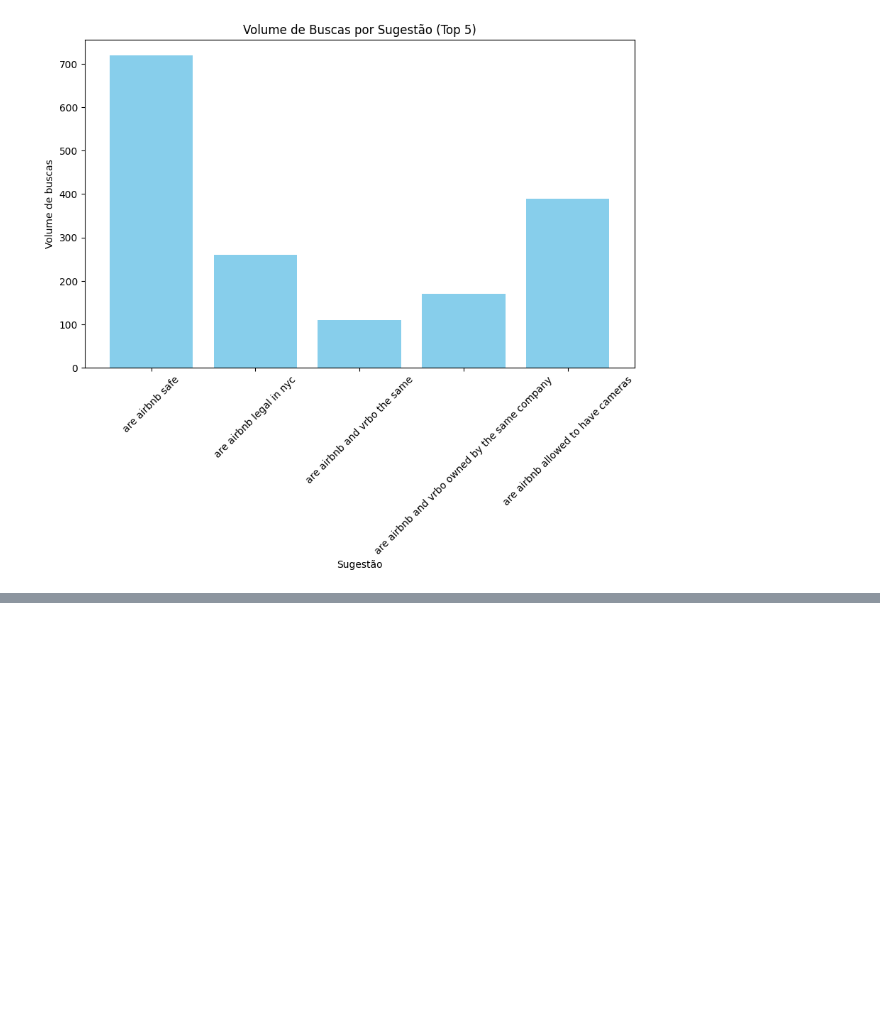
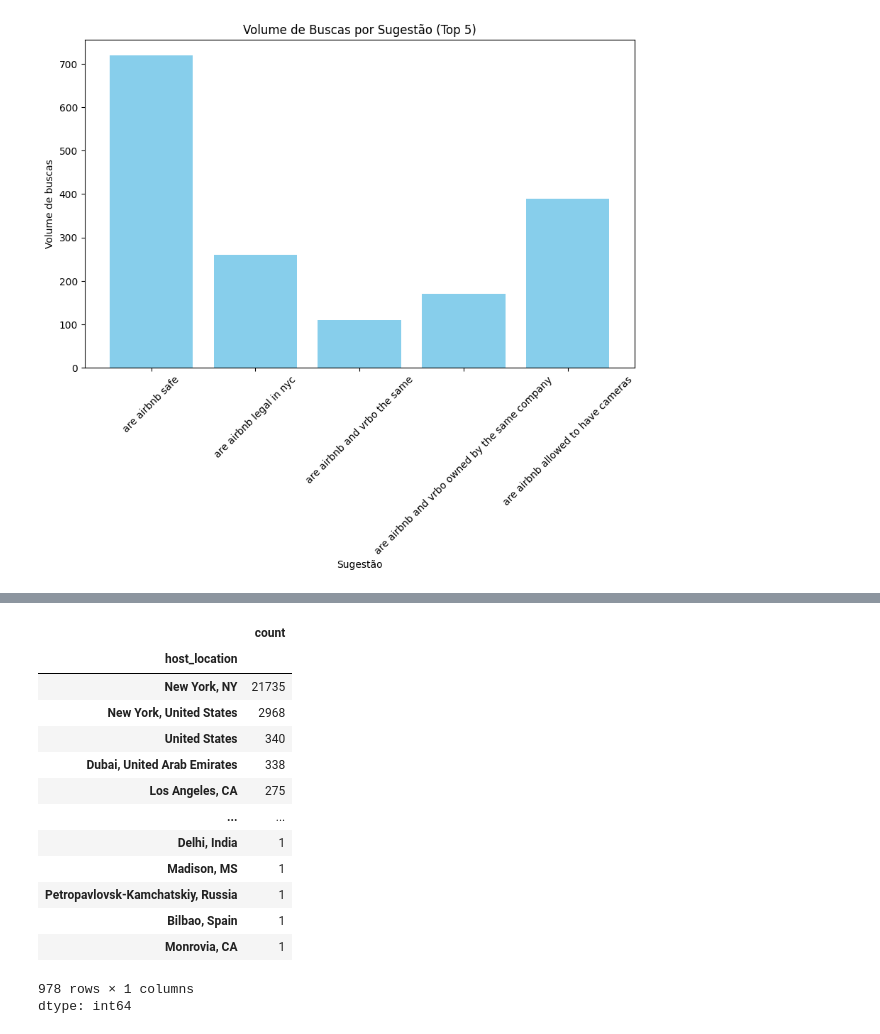
Before and after one commit to sabrinamarrocos/analise-airbnb, a Jupyter notebook: analise_airbnb_ny.ipynb, the cells around one changed output, grey strips where cells are left out. Cells and saved outputs as stored; diff of their text form; code cells hidden in the pictures; blank space fills up the shorter version.

```diff
--- a/analise_airbnb_ny.ipynb
+++ b/analise_airbnb_ny.ipynb
@@ -146,0 +157,18 @@ plt.show()
+# %%
+df_airbnb_inside['host_location'].value_counts()
+# %% [output]
+|  | count |
+| host_location |  |
+| New York, NY | 21735 |
+| New York, United States | 2968 |
+| United States | 340 |
+| Dubai, United Arab Emirates | 338 |
+| Los Angeles, CA | 275 |
+| ... | ... |
+| Delhi, India | 1 |
+| Madison, MS | 1 |
+| Petropavlovsk-Kamchatskiy, Russia | 1 |
+| Bilbao, Spain | 1 |
+| Monrovia, CA | 1 |
+978 rows × 1 columns
+dtype: int64
```
Also changed, not shown: parts of 3 cells of this notebook.
